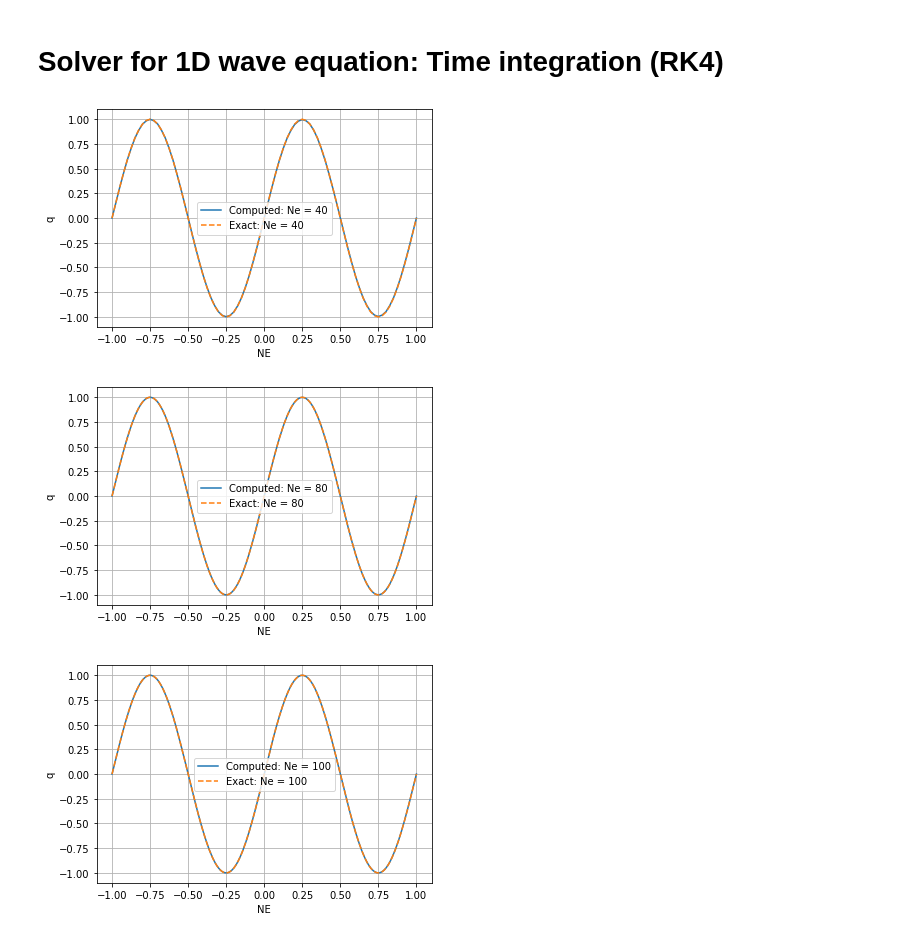
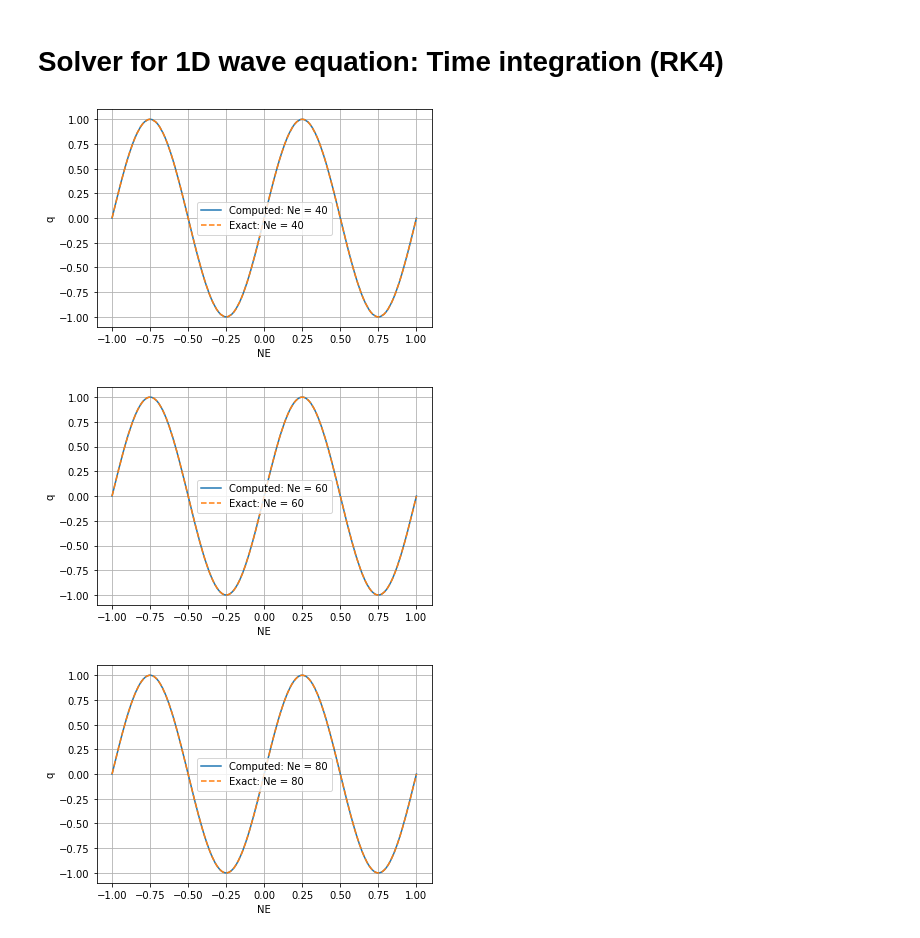
Before and after one commit to ygahounzo/Forest_Rep, a Jupyter notebook: CG 1D wave equationRK4_NV.ipynb, the cells around one changed output. Cells and saved outputs as stored; diff of their text form; code cells hidden in the pictures.

```diff
--- a/CG 1D wave equationRK4_NV.ipynb
+++ b/CG 1D wave equationRK4_NV.ipynb
@@ -15,7 +15,7 @@ qinit = lambda x : np.sin(2*np.pi*x)
 
 fe = lambda q: u*q
 # %%
-N = 2 # order of the legendre polynomial
+N = 3 # order of the legendre polynomial
 Q = N+1
 a = 0.1  # CFL number
 # %%
@@ -299,7 +299,7 @@ def Solver_1DW(N,Ne,M, x,t,dt):
 # %%
 # list of the number of elements
 
-NE = [40,80,100]
+NE = [40,60,80]
 l = len(NE)
 
 # array that contains the error for each iteration
@@ -311,38 +311,55 @@ for ne in range(l):
     Np = N*Ne+1
 
     # space stuff
-    x = np.linspace(-1, 1, Np)
+    #x = np.linspace(-1, 1, Np)
     #x = np.array(Lobatto_p(Np-1))
+    x=np.zeros(Np)
+    xel=np.linspace(-1,1,Ne+1)
+    xe2=np.array(Lobatto_p(N))
+    xe=xe2[::-1]
+    for e in range(1,Ne+1):
+        a=xel[e-1] ; b=xel[e]
+
+        xsi=((b-a)/2)*(xe-1) + b
+        #print('a=',a)
+        #print('b=',b)
+        #print('xsi=',xsi)
+        for i in range(0,N+1):
+            ip=intma(e,N)[i]
+            #print('ip=',ip)
+            x[ip]=xsi[i]
+    #x = np.linspace(-1, 1, Np)
+
     dx = (bx-ax)/(Np-1)   # for second order
 
     #time stuff
 
     dtest = a*dx/np.abs(u)
     M = Tf//dtest+1    # Number of time steps
     M = int(M)
     t = np.linspace(0, Tf, M+1)
     dt = Tf/M
 
     # approximate solution of the wave equation
     q = Solver_1DW(N,Ne,M,x,t,dt)
 
     # exact solution
     q_exact = qinit(x-u*t[M])
     #error
     error = np.abs(q-q_exact)
     Error[ne] = np.max(error)
 
     #plot of the computed and exact solutions
 
     plt.figure(ne)
     plt.plot(x, q, label = 'Computed: Ne = {}'.format(Ne))
     plt.plot(x, q_exact, '--', label = 'Exact: Ne = {}'.format(Ne))
 
     plt.xlabel('NE')
     plt.ylabel('q')
     plt.legend()
     plt.grid()
 # %% [output]
 [figure]
 [figure]
-[figure, old version]
+[figure, new version]
```
Also changed, not shown: parts of 5 cells of this notebook.
